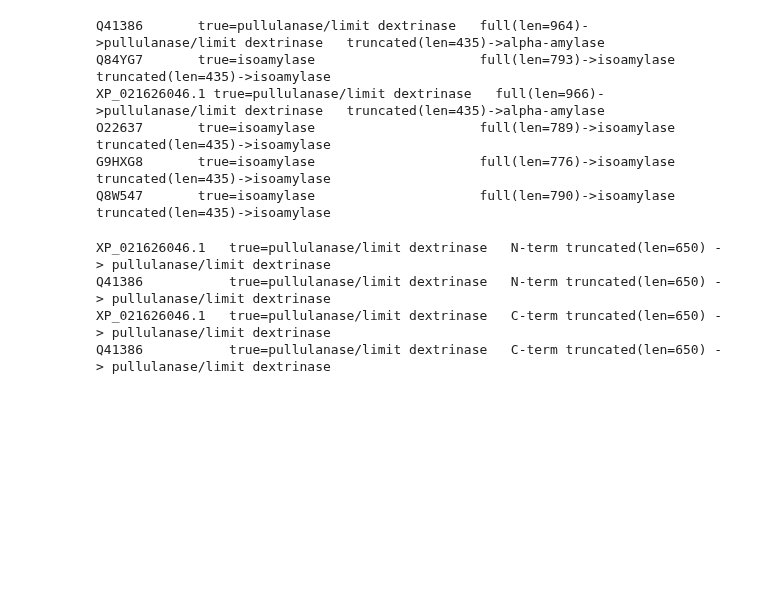
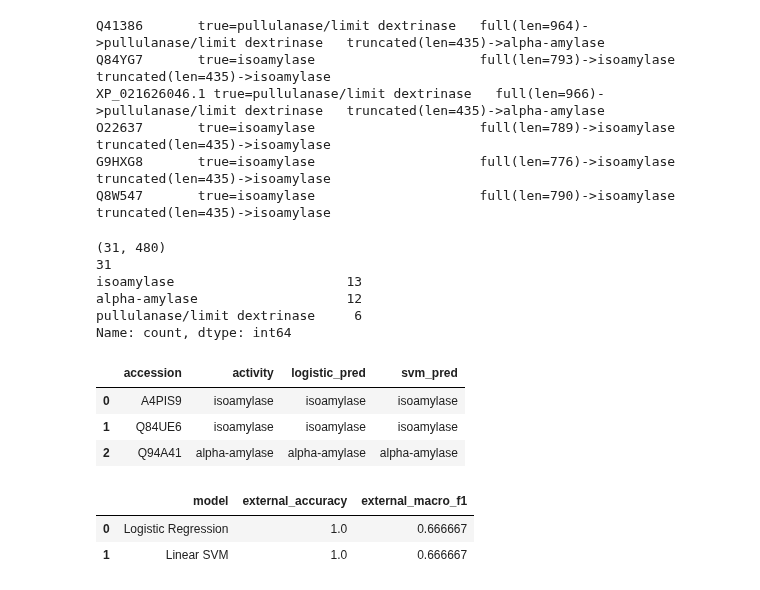
Before and after one commit to cignoBianco/plant-enzyme-ml, a Jupyter notebook: ml/notebooks/PlantEnzyme_ESM2_pipeline (2.ipynb, the cells around one changed output. Drawn from its saved outputs; the diff is of its cells as text; code cells hidden in the pictures; blank space fills up the shorter version.

```diff
--- a/ml/notebooks/PlantEnzyme_ESM2_pipeline (2.ipynb
+++ b/ml/notebooks/PlantEnzyme_ESM2_pipeline (2.ipynb
@@ -836,23 +836,54 @@ O22637       true=isoamylase                     full(len=789)->isoamylase
 G9HXG8       true=isoamylase                     full(len=776)->isoamylase                     truncated(len=435)->isoamylase
 Q8W547       true=isoamylase                     full(len=790)->isoamylase                     truncated(len=435)->isoamylase
 # %%
-# Разделяющий тест: обрезаем pullulanase до длины, НЕ совпадающей ни с одним классом
-# точно (напр. 650 -- между isoamylase ~800 и pullulanase ~970, не равно alpha-amylase 435).
-# Если результат снова "alpha-amylase" -- модель тянется к самому короткому классу
-# при любой недостаче длины (raw length bias). Если результат "isoamylase" или
-# "pullulanase" (то есть держится дольше) -- это говорит о постепенной потере
-# полноты домена, а не о жёстком фиксированном пороге на конкретную длину.
-mid_len = 650
-
-for label, slicer in [("N-term", lambda s: s[:mid_len]), ("C-term", lambda s: s[-mid_len:])]:
-    seqs = [slicer(row["sequence"]) for _, row in pullulanase_test.iterrows()]
-    X_mid = embed_sequences(seqs, tokenizer_t, model_t)
-    preds_mid = logistic.predict(X_mid)
-    for i, (_, row) in enumerate(pullulanase_test.iterrows()):
-        print(f"{row['protein_id']:16s} true={row['activity']:30s} "
-              f"{label} truncated(len={mid_len}) -> {preds_mid[i]}")
+print(X_train.shape)
+print(len(y_train_full))
+print(pd.Series(y_train_full).value_counts())
 # %% [output]
-XP_021626046.1   true=pullulanase/limit dextrinase   N-term truncated(len=650) -> pullulanase/limit dextrinase
-Q41386           true=pullulanase/limit dextrinase   N-term truncated(len=650) -> pullulanase/limit dextrinase
-XP_021626046.1   true=pullulanase/limit dextrinase   C-term truncated(len=650) -> pullulanase/limit dextrinase
-Q41386           true=pullulanase/limit dextrinase   C-term truncated(len=650) -> pullulanase/limit dextrinase
+(31, 480)
+31
+isoamylase                      13
+alpha-amylase                   12
+pullulanase/limit dextrinase     6
+Name: count, dtype: int64
+# %%
+final_predictions = external_results[
+    ["accession", "activity", "logistic_pred", "svm_pred"]
+].copy()
+
+final_predictions
+# %% [output]
+|  | accession | activity | logistic_pred | svm_pred |
+| 0 | A4PIS9 | isoamylase | isoamylase | isoamylase |
+| 1 | Q84UE6 | isoamylase | isoamylase | isoamylase |
+| 2 | Q94A41 | alpha-amylase | alpha-amylase | alpha-amylase |
+# %%
+comparison = pd.DataFrame({
+    "model": ["Logistic Regression", "Linear SVM"],
+    "external_accuracy": [
+        accuracy_score(y_external_true, logistic_ext_pred),
+        accuracy_score(y_external_true, svm_ext_pred),
+    ],
+    "external_macro_f1": [
+        f1_score(
+            y_external_true,
+            logistic_ext_pred,
+            labels=CLASSES,
+            average="macro",
+            zero_division=0,
+        ),
+        f1_score(
+            y_external_true,
+            svm_ext_pred,
+            labels=CLASSES,
+            average="macro",
+            zero_division=0,
+        ),
+    ],
+})
+
+comparison
+# %% [output]
+|  | model | external_accuracy | external_macro_f1 |
+| 0 | Logistic Regression | 1.0 | 0.666667 |
+| 1 | Linear SVM | 1.0 | 0.666667 |
```
Also changed, not shown: parts of 4 cells of this notebook, 2 other files.
